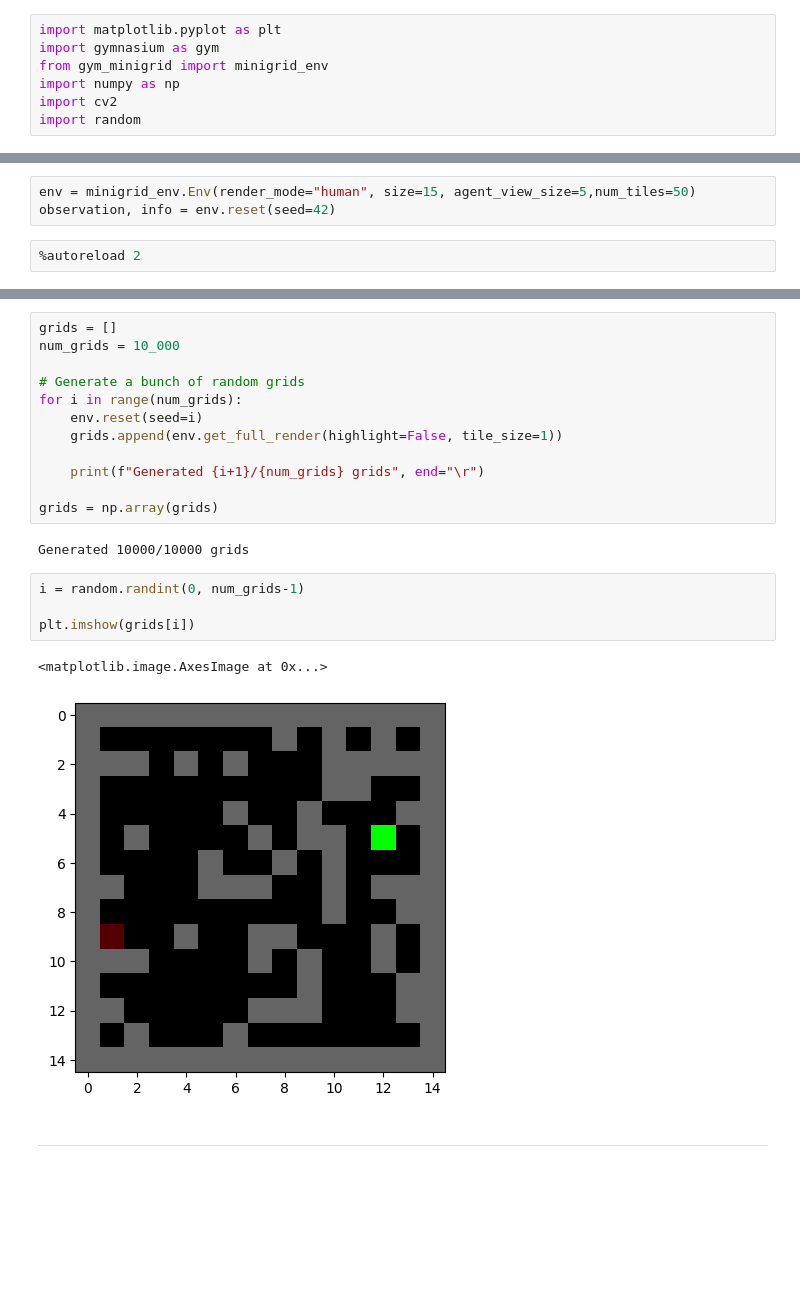
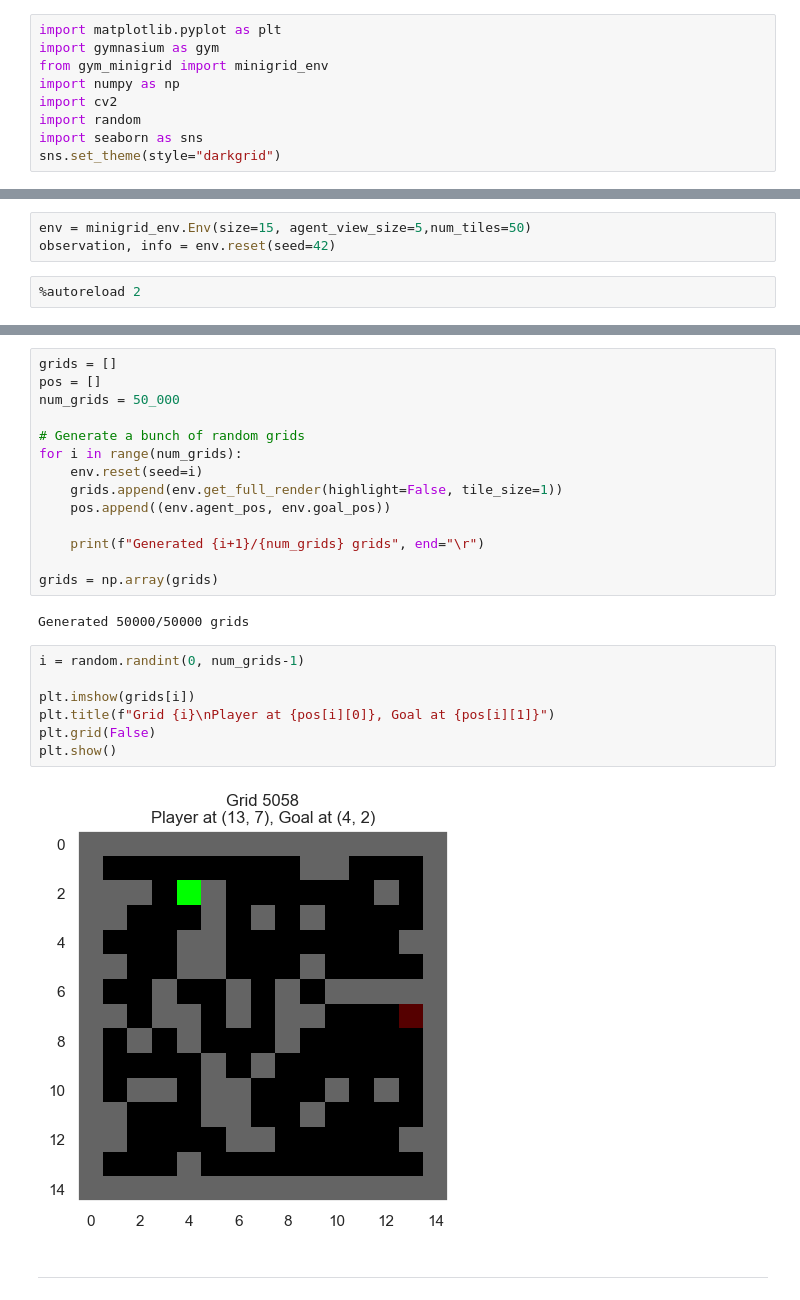
Before and after one commit to JuanJoseZapata/curriculum_learning_ws, a Jupyter notebook: scripts/VAE/VAE_MiniGrid.ipynb, the cells around one changed output, grey strips where cells are left out. Cells and saved outputs as stored; diff of their text form; blank space fills up the shorter version.

```diff
--- a/scripts/VAE/VAE_MiniGrid.ipynb
+++ b/scripts/VAE/VAE_MiniGrid.ipynb
@@ -7,4 +7,6 @@ from gym_minigrid import minigrid_env
 import numpy as np
 import cv2
 import random
+import seaborn as sns
+sns.set_theme(style="darkgrid")
 # %% [output]
@@ -13,7 +15,7 @@ Hello from the pygame community. https://www.pygame.org/contribute.html
 # %%
 %load_ext autoreload
 # %%
-env = minigrid_env.Env(render_mode="human", size=15, agent_view_size=5,num_tiles=50)
+env = minigrid_env.Env(size=15, agent_view_size=5,num_tiles=50)
 observation, info = env.reset(seed=42)
 # %%
 %autoreload 2
@@ -34,24 +45,28 @@ plt.show()
 # %%
 grids = []
-num_grids = 10_000
+pos = []
+num_grids = 50_000
 
 # Generate a bunch of random grids
 for i in range(num_grids):
     env.reset(seed=i)
     grids.append(env.get_full_render(highlight=False, tile_size=1))
+    pos.append((env.agent_pos, env.goal_pos))
 
     print(f"Generated {i+1}/{num_grids} grids", end="\r")
 
 grids = np.array(grids)
 # %% [output]
-Generated 10000/10000 grids
+Generated 50000/50000 grids
 # %%
 i = random.randint(0, num_grids-1)
 
 plt.imshow(grids[i])
+plt.title(f"Grid {i}\nPlayer at {pos[i][0]}, Goal at {pos[i][1]}")
+plt.grid(False)
+plt.show()
 # %% [output]
-<matplotlib.image.AxesImage at 0x...>
-[figure, old version]
+[figure, new version]
 # %% [markdown]
 _______
 # %% [markdown]
```
Also changed, not shown: parts of 33 cells of this notebook, 3 other files.
